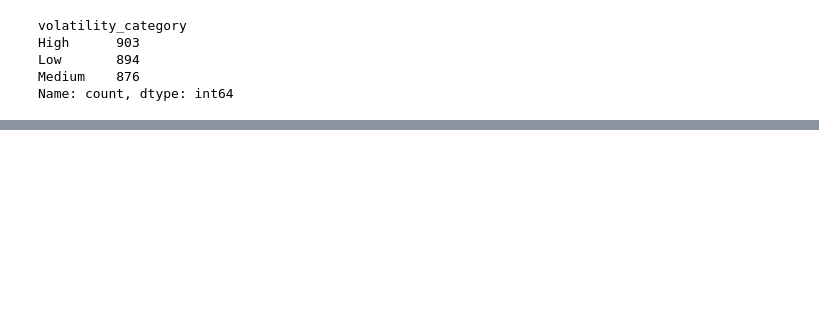
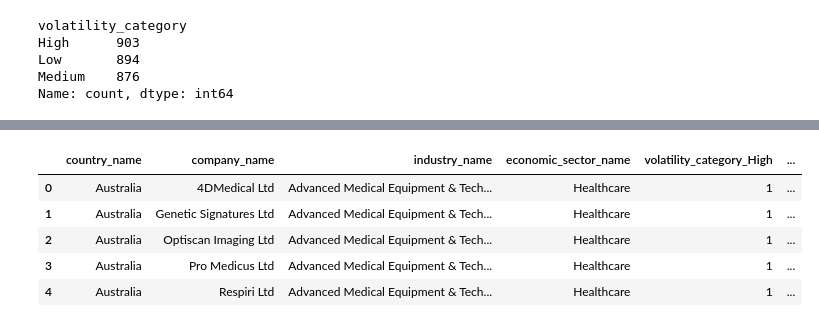
Before and after one commit to Lellalu/II142X_VT2025, a Jupyter notebook: fin_param_test.ipynb, the cells around one changed output, grey strips where cells are left out. Saved outputs shown, nothing was run; the diff lists cells and outputs as text; code cells hidden in the pictures; blank space fills up the shorter version.

```diff
--- a/fin_param_test.ipynb
+++ b/fin_param_test.ipynb
@@ -189,0 +198,10 @@ Name: count, dtype: int64
+# %%
+volatility_encoded = pd.get_dummies(volatility_df_2[['country_name','company_name','industry_name','economic_sector_name','volatility_category']], columns=['volatility_category'], dtype=int)
+volatility_encoded.head()
+# %% [output]
+|  | country_name | company_name | industry_name | economic_sector_name | volatility_category_High | ... |
+| 0 | Australia | 4DMedical Ltd | Advanced Medical Equipment & Tech... | Healthcare | 1 | ... |
+| 1 | Australia | Genetic Signatures Ltd | Advanced Medical Equipment & Tech... | Healthcare | 1 | ... |
+| 2 | Australia | Optiscan Imaging Ltd | Advanced Medical Equipment & Tech... | Healthcare | 1 | ... |
+| 3 | Australia | Pro Medicus Ltd | Advanced Medical Equipment & Tech... | Healthcare | 1 | ... |
+| 4 | Australia | Respiri Ltd | Advanced Medical Equipment & Tech... | Healthcare | 1 | ... |
```
Also changed, not shown: parts of 7 cells of this notebook, 1 other file.
